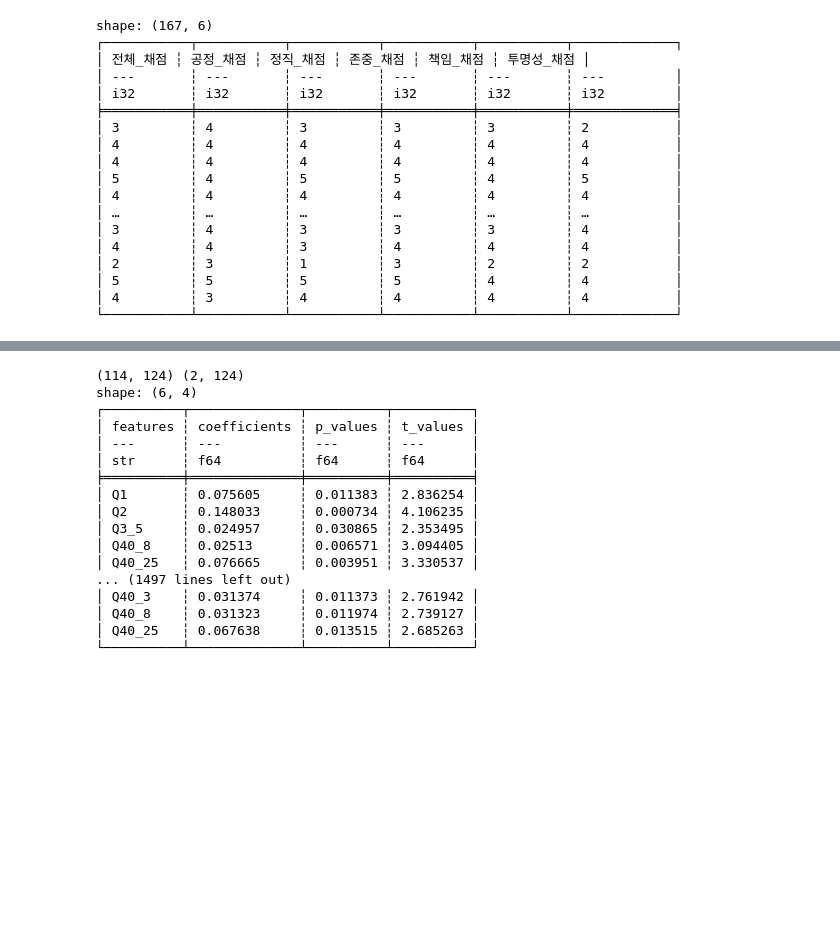
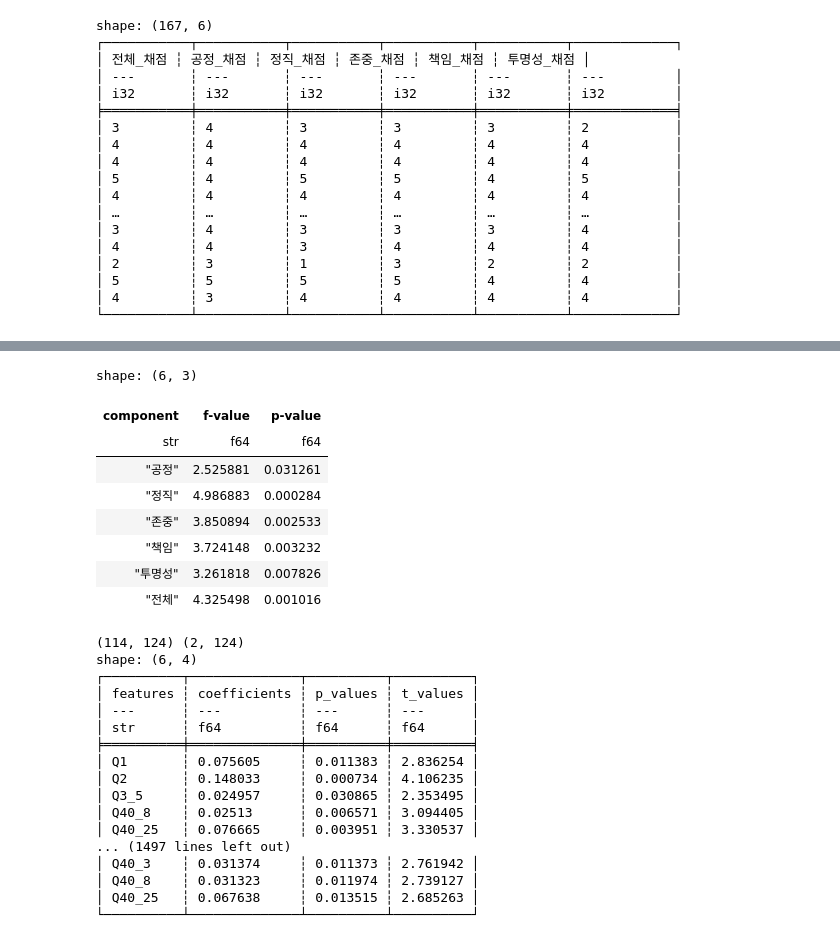
Before and after one commit to hyeonjang/KIOST, a Jupyter notebook: code/5_research_ethics_score copy.ipynb, the cells around one changed output, grey strips where cells are left out. Drawn from its saved outputs; the diff is of its cells as text; code cells hidden in the pictures; blank space fills up the shorter version.

```diff
--- a/code/5_research_ethics_score copy.ipynb
+++ b/code/5_research_ethics_score copy.ipynb
@@ -386,3 +457,67 @@ anova_research_field = pl.DataFrame({
+# %%
+#
+# 에고 그램
+#
+
+egogram = "map"
+by_area_per_egogram = group_per_personal(egogram)
+
+# columns = ["E", "N", "R", "V", "W", "M", "L"]
+columns = ["E", "N", "R", "W", "M", "L"]
+
+count = compute_group_personality_by_callback(by_area_per_egogram, egogram, pl.count).rename(
+    {"column_0": "E", "column_1": "N", "column_2": "R", "column_3": "W", "column_4": "M", "column_5": "L"}
+)
+pct = count.select(
+    pl.col("column"),
+    pl.col("E") / (pl.col("E") + pl.col("N") + pl.col("R") + pl.col("W") + pl.col("M") + pl.col("L")),
+    pl.col("N") / (pl.col("E") + pl.col("N") + pl.col("R") + pl.col("W") + pl.col("M") + pl.col("L")),
+    pl.col("R") / (pl.col("E") + pl.col("N") + pl.col("R") + pl.col("W") + pl.col("M") + pl.col("L")),
+    pl.col("W") / (pl.col("E") + pl.col("N") + pl.col("R") + pl.col("W") + pl.col("M") + pl.col("L")),
+    pl.col("M") / (pl.col("E") + pl.col("N") + pl.col("R") + pl.col("W") + pl.col("M") + pl.col("L")),
+    pl.col("L") / (pl.col("E") + pl.col("N") + pl.col("R") + pl.col("W") + pl.col("M") + pl.col("L")),
+)
+mean = compute_group_personality_by_callback(by_area_per_egogram, egogram, pl.mean).rename(
+    {"column_0": "Em", "column_1": "Nm", "column_2": "Rm", "column_3": "Wm", "column_4": "Mm", "column_5": "Lm"}
+)
+std = compute_group_personality_by_callback(by_area_per_egogram, egogram, pl.std).rename(
+    {"column_0": "Estd", "column_1": "Nstd", "column_2": "Rstd", "column_3": "Wstd", "column_4": "Mstd", "column_5": "Lstd"}
+)
+all = count.join(
+    mean, on="column", how="inner",
+).join(
+    pct, on="column", how="inner"
+).join(
+    std, on="column", how="inner"
+)
+all.write_csv("figure/5/라_6_연구분야_조사_대상별_차이_검정_통계량.csv", include_bom=True)
+
+field_1 = by_area_per_egogram.filter(pl.col(egogram) == "E").select(pl_components)
+field_2 = by_area_per_egogram.filter(pl.col(egogram) == "N").select(pl_components)
+field_3 = by_area_per_egogram.filter(pl.col(egogram) == "R").select(pl_components)
+field_4 = by_area_per_egogram.filter(pl.col(egogram) == "W").select(pl_components)
+field_5 = by_area_per_egogram.filter(pl.col(egogram) == "M").select(pl_components)
+field_6 = by_area_per_egogram.filter(pl.col(egogram) == "L").select(pl_components)
+
+anova = stats.f_oneway(field_1, field_2, field_3, field_4, field_5, field_6)
+anova_egogram = pl.DataFrame({
+    "component": components,
+    "f-value": anova[0],
+    "p-value": anova[1],
+})
+
+anova_egogram.write_csv("figure/5/라_7_에고그램_조사_대상별_차이_검정_anova.csv", include_bom=True)
+anova_egogram
+# %% [output]
+shape: (6, 3)
+| component | f-value | p-value |
+| str | f64 | f64 |
+| "공정" | 2.525881 | 0.031261 |
+| "정직" | 4.986883 | 0.000284 |
+| "존중" | 3.850894 | 0.002533 |
+| "책임" | 3.724148 | 0.003232 |
+| "투명성" | 3.261818 | 0.007826 |
+| "전체" | 4.325498 | 0.001016 |
 # %%
 #
 # elastic net
```
Also changed, not shown: parts of 10 cells of this notebook, 24 other files.
